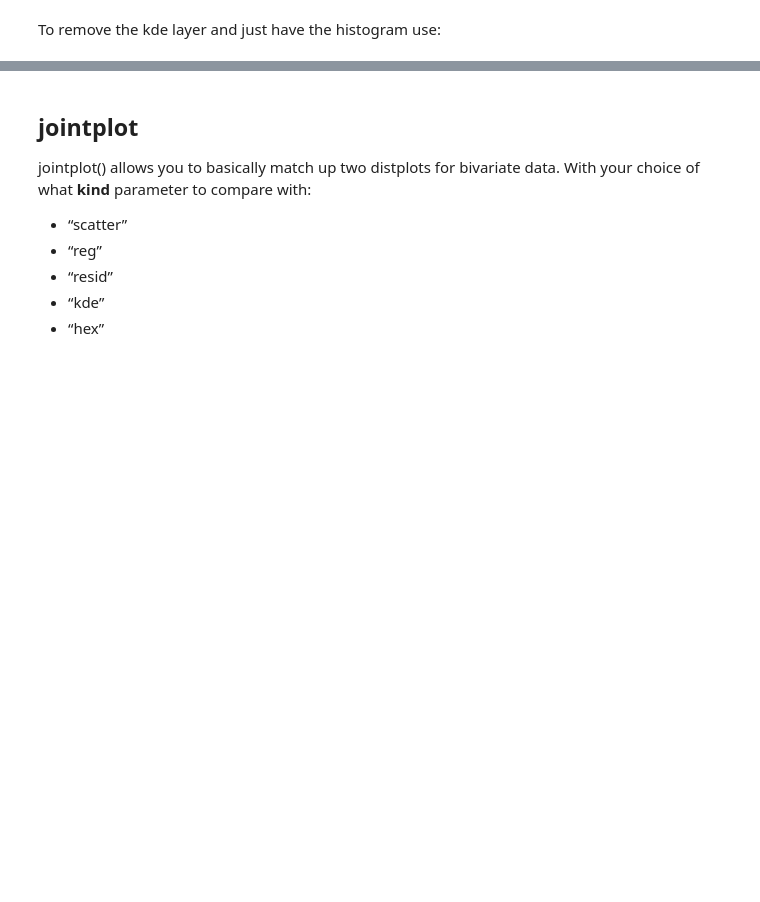
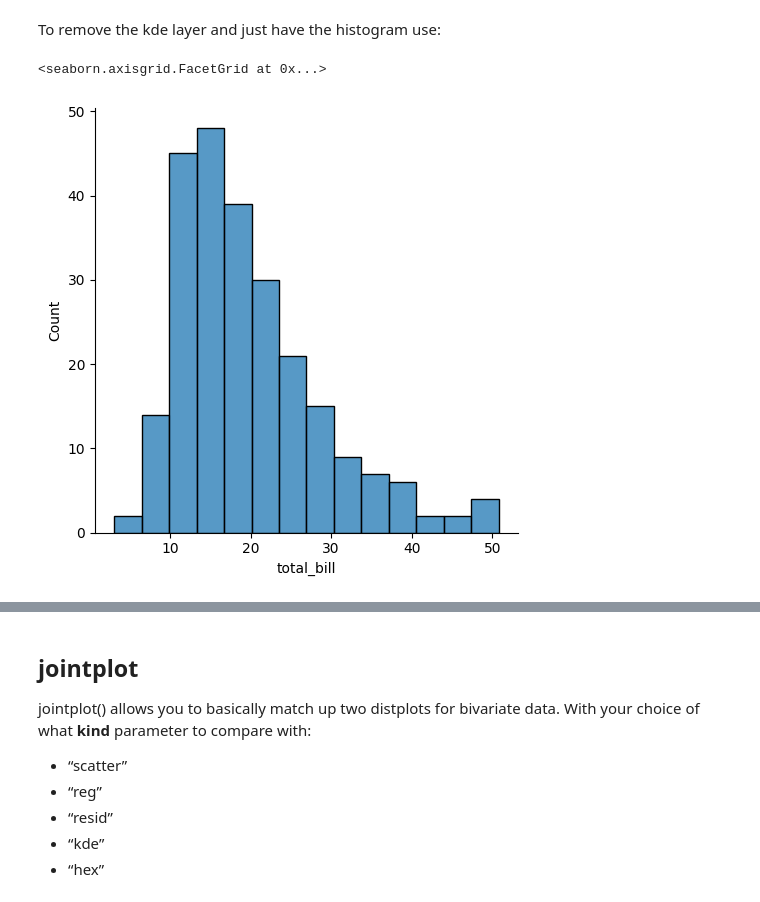
Before and after one commit to Danielcoffee/data_scientist_bootcamp, a Jupyter notebook: 06-Data-Visualization-with-Seaborn/01-Distribution Plots.ipynb, the cells around one changed output, grey strips where cells are left out. Saved outputs shown, nothing was run; the diff lists cells and outputs as text; code cells hidden in the pictures; blank space fills up the shorter version.

```diff
--- a/06-Data-Visualization-with-Seaborn/01-Distribution Plots.ipynb
+++ b/06-Data-Visualization-with-Seaborn/01-Distribution Plots.ipynb
@@ -50,4 +62,9 @@ sns.distplot(tips['total_bill'])
 # %% [markdown]
 To remove the kde layer and just have the histogram use:
+# %%
+sns.displot(tips['total_bill'], kde=False)
+# %% [output]
+<seaborn.axisgrid.FacetGrid at 0x...>
+[figure, added]
 # %%
 sns.distplot(tips['total_bill'],kde=False,bins=30)
```
Also changed, not shown: parts of 2 cells of this notebook.
